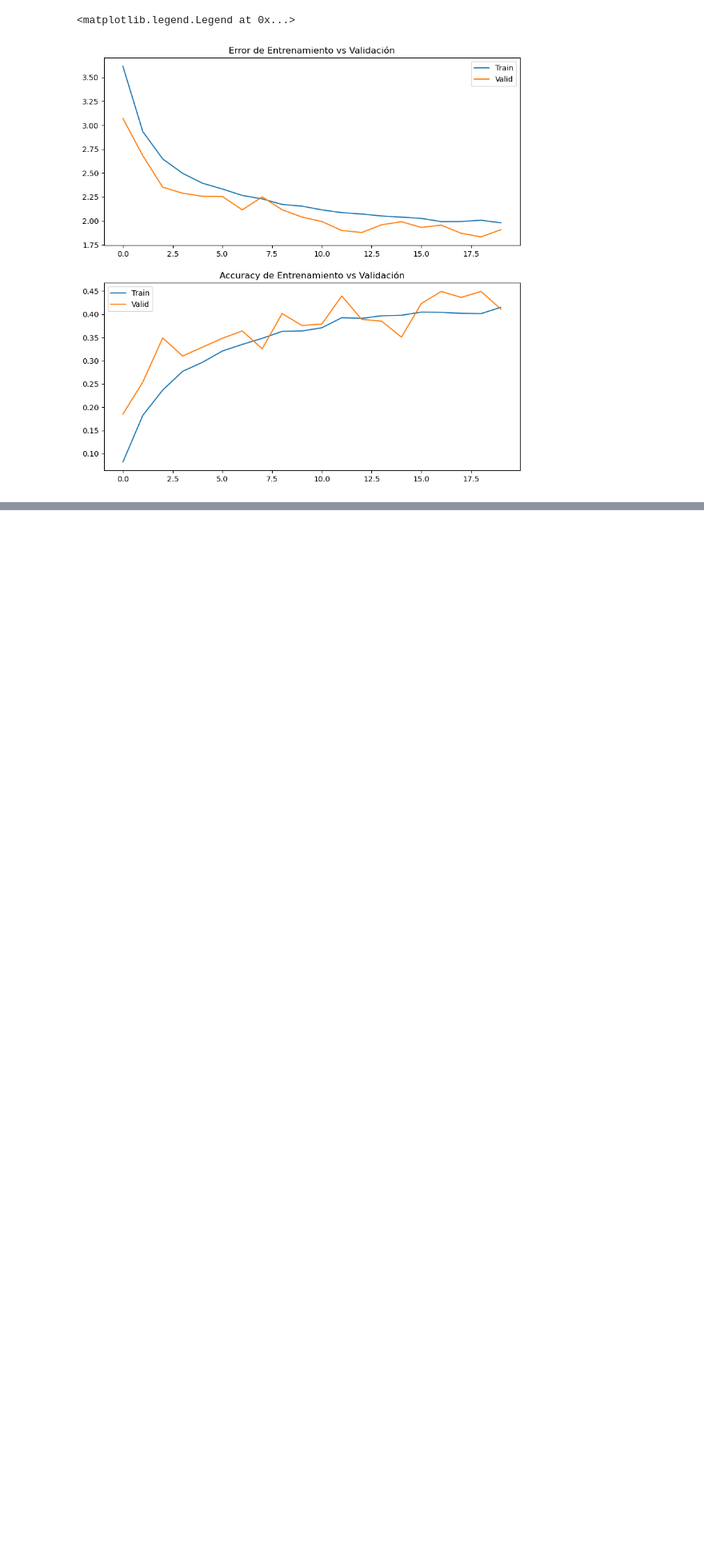
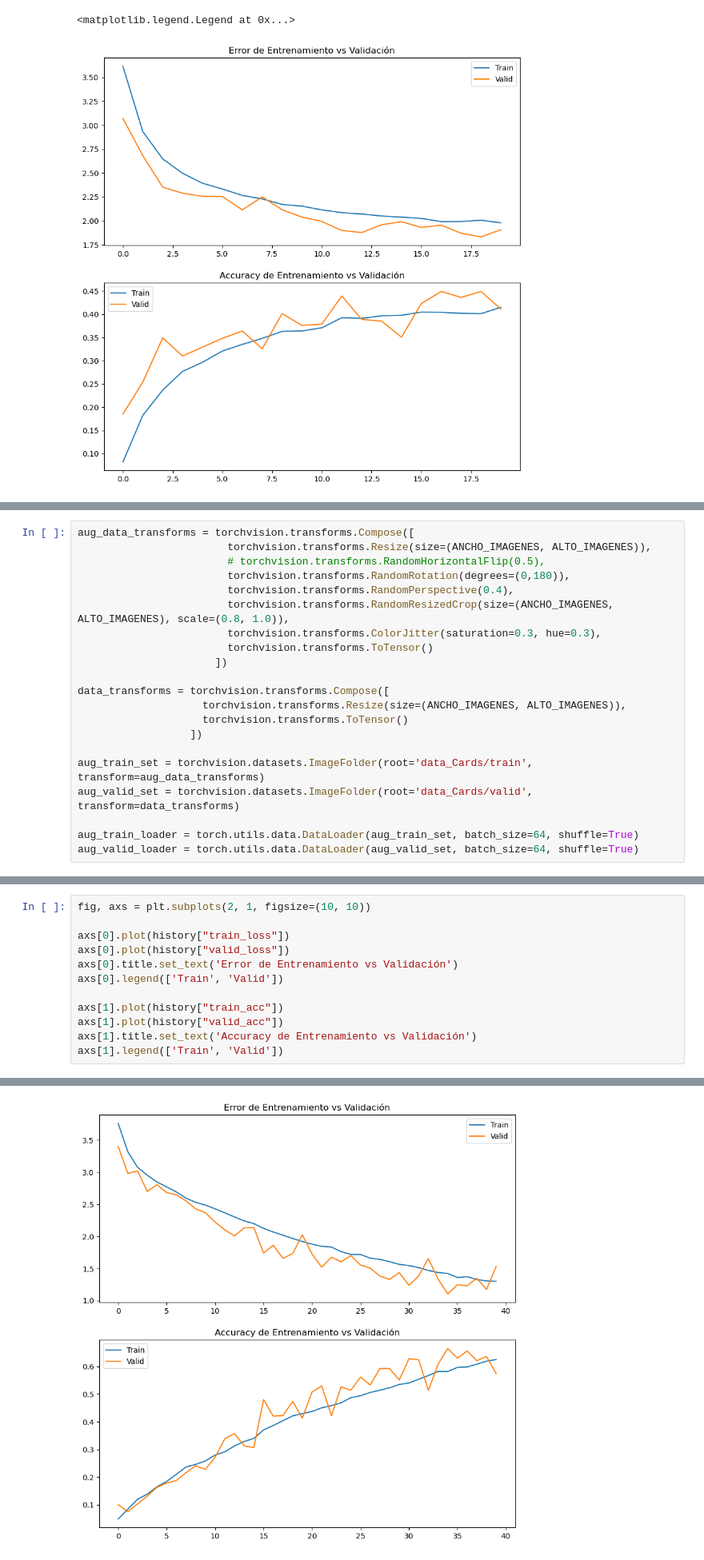
Before and after one commit to juanpsch/IA, a Jupyter notebook: CV2/TP_Final/TPFinal_Cards_4.ipynb, the cells around one changed output, grey strips where cells are left out. Shown at 80% size. Saved outputs shown, nothing was run; the diff lists cells and outputs as text; blank space fills up the shorter version.

```diff
--- a/CV2/TP_Final/TPFinal_Cards_4.ipynb
+++ b/CV2/TP_Final/TPFinal_Cards_4.ipynb
@@ -371,0 +375,21 @@ axs[1].legend(['Train', 'Valid'])
+# %%
+aug_data_transforms = torchvision.transforms.Compose([
+                        torchvision.transforms.Resize(size=(ANCHO_IMAGENES, ALTO_IMAGENES)),
+                        # torchvision.transforms.RandomHorizontalFlip(0.5),
+                        torchvision.transforms.RandomRotation(degrees=(0,180)),
+                        torchvision.transforms.RandomPerspective(0.4),
+                        torchvision.transforms.RandomResizedCrop(size=(ANCHO_IMAGENES, ALTO_IMAGENES), scale=(0.8, 1.0)),
+                        torchvision.transforms.ColorJitter(saturation=0.3, hue=0.3),
+                        torchvision.transforms.ToTensor()
+                      ])
+
+data_transforms = torchvision.transforms.Compose([
+                    torchvision.transforms.Resize(size=(ANCHO_IMAGENES, ALTO_IMAGENES)),
+                    torchvision.transforms.ToTensor()
+                  ])
+
+aug_train_set = torchvision.datasets.ImageFolder(root='data_Cards/train', transform=aug_data_transforms)
+aug_valid_set = torchvision.datasets.ImageFolder(root='data_Cards/valid', transform=data_transforms)
+
+aug_train_loader = torch.utils.data.DataLoader(aug_train_set, batch_size=64, shuffle=True)
+aug_valid_loader = torch.utils.data.DataLoader(aug_valid_set, batch_size=64, shuffle=True)
@@ -445,0 +466,13 @@ model.modules
+# %%
+fig, axs = plt.subplots(2, 1, figsize=(10, 10))
+
+axs[0].plot(history["train_loss"])
+axs[0].plot(history["valid_loss"])
+axs[0].title.set_text('Error de Entrenamiento vs Validación')
+axs[0].legend(['Train', 'Valid'])
+
+axs[1].plot(history["train_acc"])
+axs[1].plot(history["valid_acc"])
+axs[1].title.set_text('Accuracy de Entrenamiento vs Validación')
+axs[1].legend(['Train', 'Valid'])
+# %% [output]
@@ -445,0 +480 @@ model.modules
+[figure, added]
```
Also changed, not shown: parts of 6 cells of this notebook, 5 other files.
